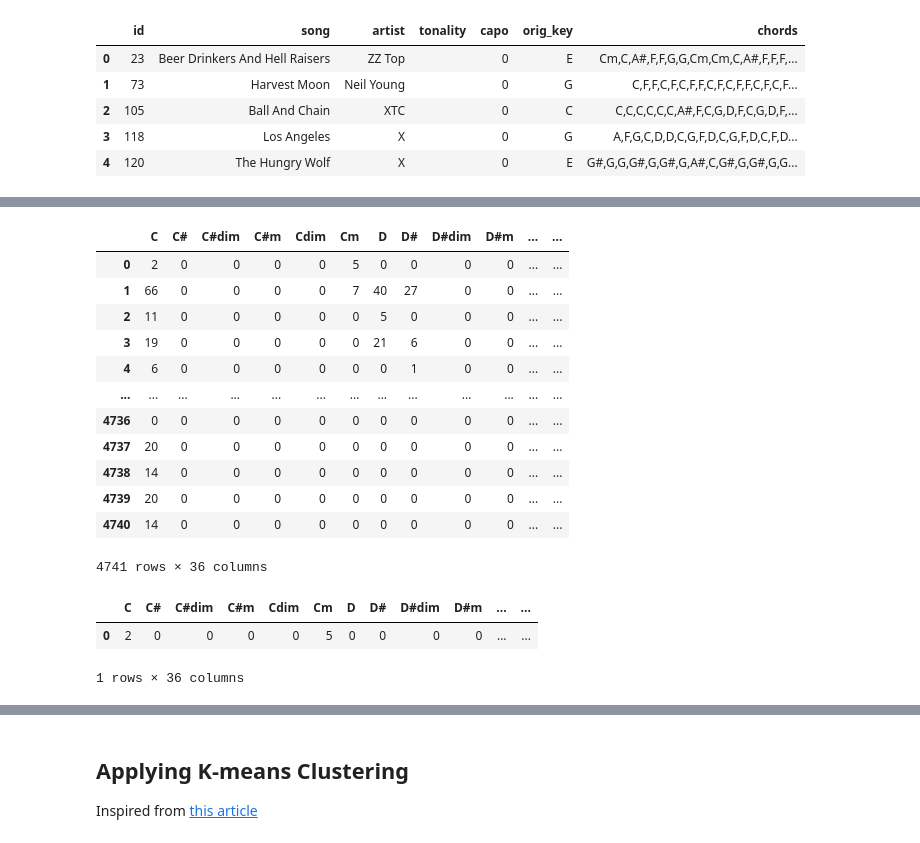
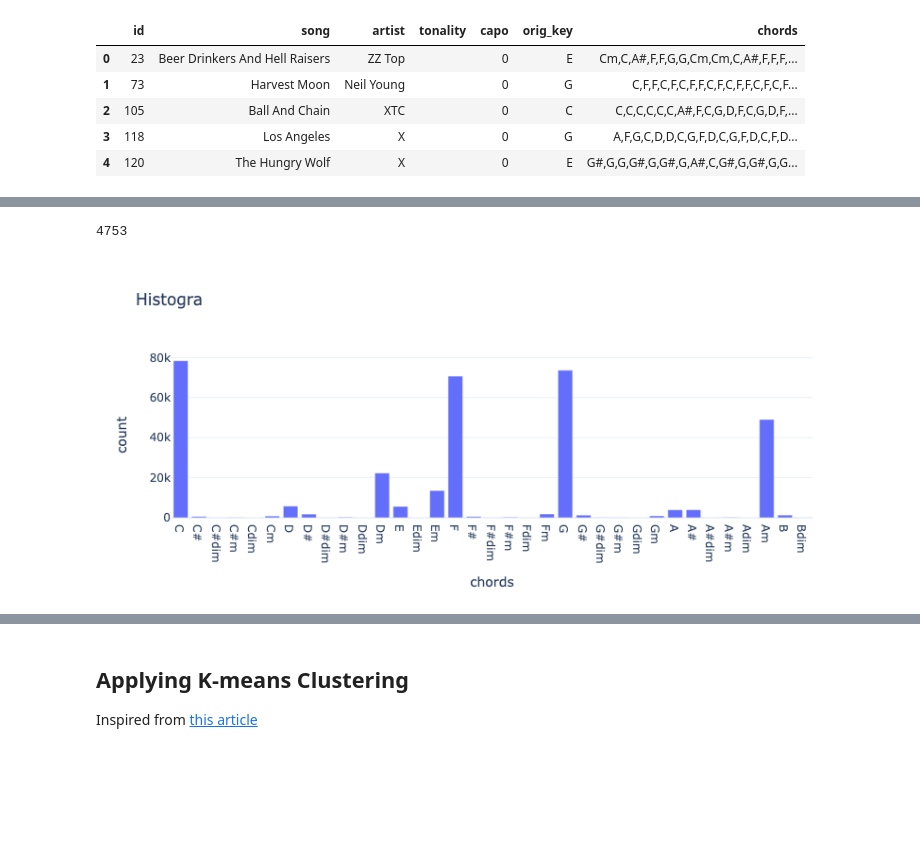
Before and after one commit to skarensmoll/thesisMusikRecommender, a Jupyter notebook: Experiments/02-KNN-Clustering.ipynb, the cells around one changed output, grey strips where cells are left out. Drawn from its saved outputs; the diff is of its cells as text; code cells hidden in the pictures; blank space fills up the shorter version.

```diff
--- a/Experiments/02-KNN-Clustering.ipynb
+++ b/Experiments/02-KNN-Clustering.ipynb
@@ -136,16 +141,5 @@ for c in df['chords']:
 # %%
-chordsDF
+chordsDF = createDFCountChordsPerSong(df)
+len(chordsDF)
 # %% [output]
-|  | C | C# | C#dim | C#m | Cdim | Cm | D | D# | D#dim | D#m | ... | ... |
-| 0 | 2 | 0 | 0 | 0 | 0 | 5 | 0 | 0 | 0 | 0 | ... | ... |
-| 1 | 66 | 0 | 0 | 0 | 0 | 7 | 40 | 27 | 0 | 0 | ... | ... |
-| 2 | 11 | 0 | 0 | 0 | 0 | 0 | 5 | 0 | 0 | 0 | ... | ... |
-| 3 | 19 | 0 | 0 | 0 | 0 | 0 | 21 | 6 | 0 | 0 | ... | ... |
-| 4 | 6 | 0 | 0 | 0 | 0 | 0 | 0 | 1 | 0 | 0 | ... | ... |
-| ... | ... | ... | ... | ... | ... | ... | ... | ... | ... | ... | ... | ... |
-| 4736 | 0 | 0 | 0 | 0 | 0 | 0 | 0 | 0 | 0 | 0 | ... | ... |
-| 4737 | 20 | 0 | 0 | 0 | 0 | 0 | 0 | 0 | 0 | 0 | ... | ... |
-| 4738 | 14 | 0 | 0 | 0 | 0 | 0 | 0 | 0 | 0 | 0 | ... | ... |
-| 4739 | 20 | 0 | 0 | 0 | 0 | 0 | 0 | 0 | 0 | 0 | ... | ... |
-| 4740 | 14 | 0 | 0 | 0 | 0 | 0 | 0 | 0 | 0 | 0 | ... | ... |
-4741 rows × 36 columns
+4753
@@ -154,6 +145,0 @@ keyMapperCopy = copy.deepcopy(keyMapper)
-# %%
-chordsDF.head(1)
-# %% [output]
-|  | C | C# | C#dim | C#m | Cdim | Cm | D | D# | D#dim | D#m | ... | ... |
-| 0 | 2 | 0 | 0 | 0 | 0 | 5 | 0 | 0 | 0 | 0 | ... | ... |
-1 rows × 36 columns
@@ -159,0 +157,4 @@ chordsDF.head(1)
+# %%
+plotChords(onlyChords)
+# %% [output]
+[figure, added]
```
Also changed, not shown: parts of 34 cells of this notebook, 3 other files.
